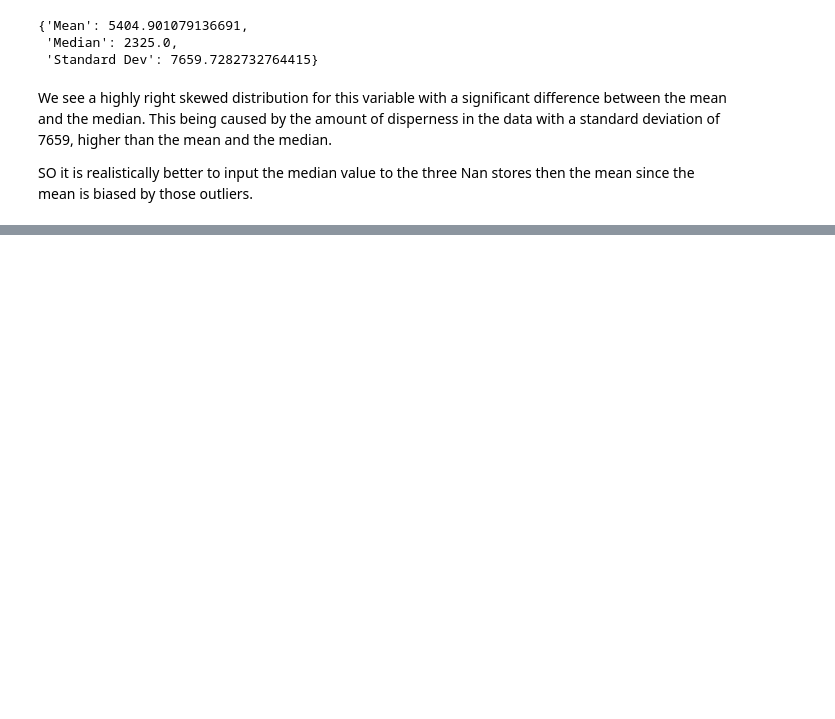
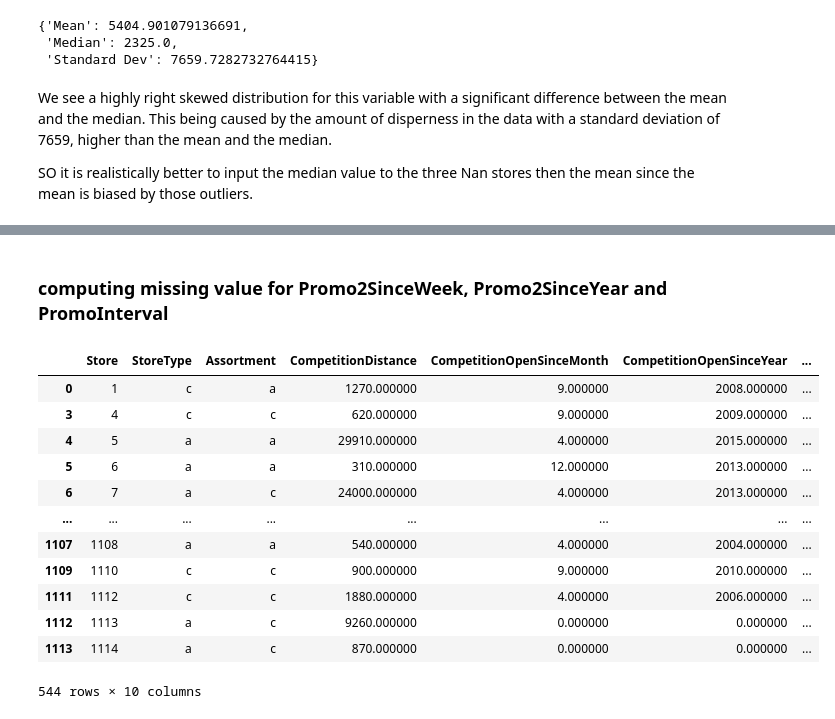
Before and after one commit to nebasam/Forecasting-Sales, a Jupyter notebook: notebooks/data_exploration.ipynb, the cells around one changed output, grey strips where cells are left out. Saved outputs shown, nothing was run; the diff lists cells and outputs as text; code cells hidden in the pictures; blank space fills up the shorter version.

Commit message:
computes all missing value for store data

```diff
--- a/notebooks/data_exploration.ipynb
+++ b/notebooks/data_exploration.ipynb
@@ -250,5 +250,3 @@ df_store[pd.isnull(df_store.CompetitionDistance)]
 We see a highly right skewed distribution for this variable with a significant difference between the mean and the median. This being caused by the amount of disperness in the data with a standard deviation of 7659, higher than the mean and the median.
 
 SO it is realistically better to input the median value to the three Nan stores then the mean since the mean is biased by those outliers.
-# %%
-df_store = plot.fill_median(df_store,col1 ='CompetitionDistance')
@@ -256,0 +253,2 @@ AttributeError: 'Plot' object has no attribute 'fill_median'
+# %%
+df_store['CompetitionDistance'].fillna(df_store['CompetitionDistance'].median(), inplace = True)
@@ -256,0 +259,21 @@ AttributeError: 'Plot' object has no attribute 'fill_median'
+# %%
+df_store.CompetitionOpenSinceMonth.fillna(0, inplace = True)
+df_store.CompetitionOpenSinceYear.fillna(0,inplace=True)
+# %% [markdown]
+### computing missing value for Promo2SinceWeek, Promo2SinceYear and PromoInterval
+# %%
+df_store[pd.isnull(df_store.Promo2SinceWeek)]
+# %% [output]
+|  | Store | StoreType | Assortment | CompetitionDistance | CompetitionOpenSinceMonth | CompetitionOpenSinceYear | ... |
+| 0 | 1 | c | a | 1270.000000 | 9.000000 | 2008.000000 | ... |
+| 3 | 4 | c | c | 620.000000 | 9.000000 | 2009.000000 | ... |
+| 4 | 5 | a | a | 29910.000000 | 4.000000 | 2015.000000 | ... |
+| 5 | 6 | a | a | 310.000000 | 12.000000 | 2013.000000 | ... |
+| 6 | 7 | a | c | 24000.000000 | 4.000000 | 2013.000000 | ... |
+| ... | ... | ... | ... | ... | ... | ... | ... |
+| 1107 | 1108 | a | a | 540.000000 | 4.000000 | 2004.000000 | ... |
+| 1109 | 1110 | c | c | 900.000000 | 9.000000 | 2010.000000 | ... |
+| 1111 | 1112 | c | c | 1880.000000 | 4.000000 | 2006.000000 | ... |
+| 1112 | 1113 | a | c | 9260.000000 | 0.000000 | 0.000000 | ... |
+| 1113 | 1114 | a | c | 870.000000 | 0.000000 | 0.000000 | ... |
+544 rows × 10 columns
```
Also changed, not shown: parts of 6 cells of this notebook.
